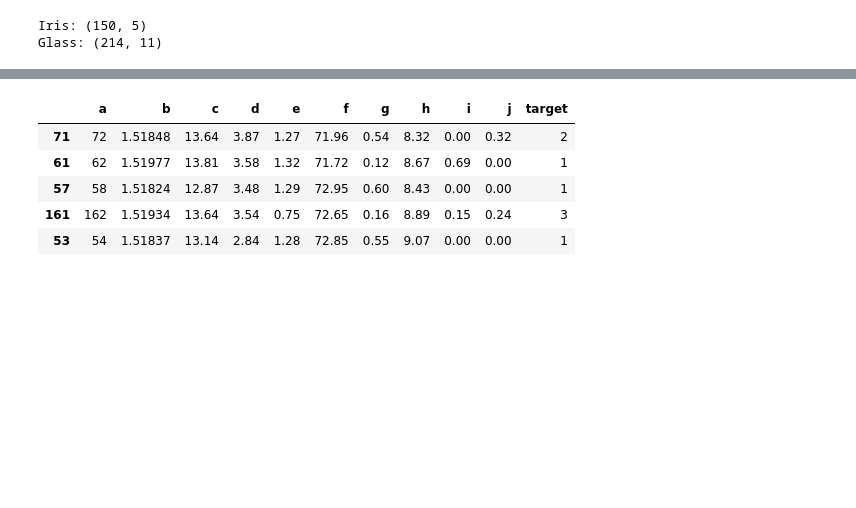
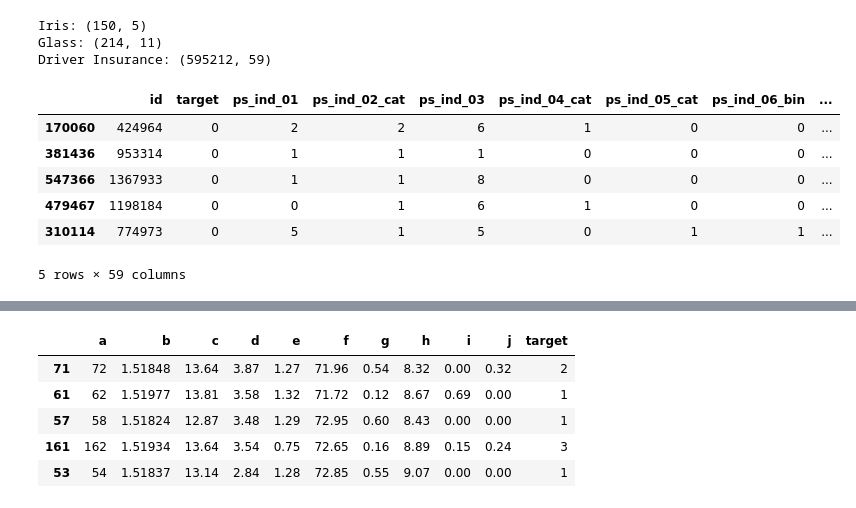
Before and after one commit to JuniorClementino/Algoritmos-de-Aprendizado-de-Maquina, a Jupyter notebook: Iris_Glass/all_models_clustering.ipynb, the cells around one changed output, grey strips where cells are left out. Saved outputs shown, nothing was run; the diff lists cells and outputs as text; code cells hidden in the pictures; blank space fills up the shorter version.

```diff
--- a/Iris_Glass/all_models_clustering.ipynb
+++ b/Iris_Glass/all_models_clustering.ipynb
@@ -15,9 +15,23 @@ pd.options.display.max_colwidth = 150
 
 data_iris = pd.read_csv("iris.csv")
 data_glass = pd.read_csv("glass.data")
+data_ins = pd.read_csv("train.csv")
 
 print('Iris:', np.shape(data_iris))
 print('Glass:', np.shape(data_glass))
+print('Driver Insurance:', np.shape(data_ins))
 # %% [output]
 Iris: (150, 5)
 Glass: (214, 11)
+Driver Insurance: (595212, 59)
+# %%
+data_ins = shuffle(data_ins)
+data_ins.head()
+# %% [output]
+|  | id | target | ps_ind_01 | ps_ind_02_cat | ps_ind_03 | ps_ind_04_cat | ps_ind_05_cat | ps_ind_06_bin | ... |
+| 170060 | 424964 | 0 | 2 | 2 | 6 | 1 | 0 | 0 | ... |
+| 381436 | 953314 | 0 | 1 | 1 | 1 | 0 | 0 | 0 | ... |
+| 547366 | 1367933 | 0 | 1 | 1 | 8 | 0 | 0 | 0 | ... |
+| 479467 | 1198184 | 0 | 0 | 1 | 6 | 1 | 0 | 0 | ... |
+| 310114 | 774973 | 0 | 5 | 1 | 5 | 0 | 1 | 1 | ... |
+5 rows × 59 columns
```
Also changed, not shown: parts of 4 cells of this notebook, 3 other files.
